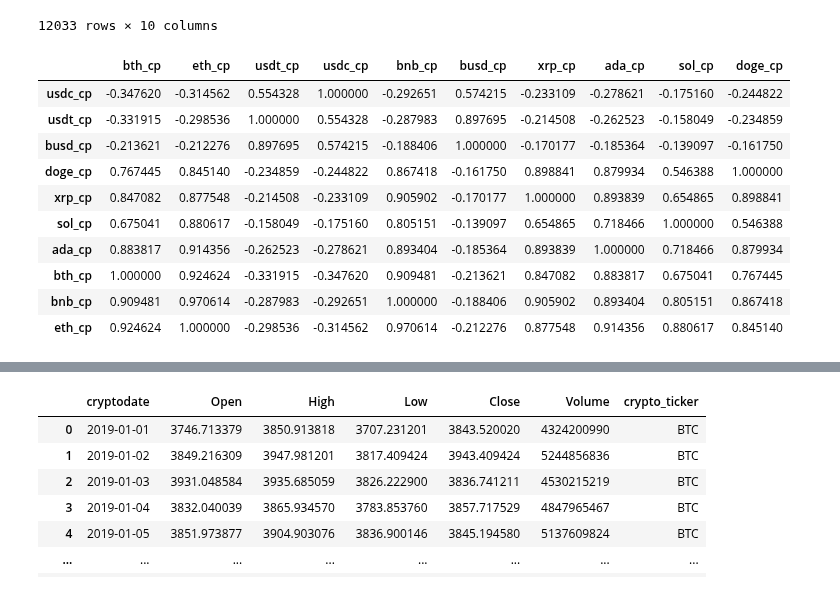
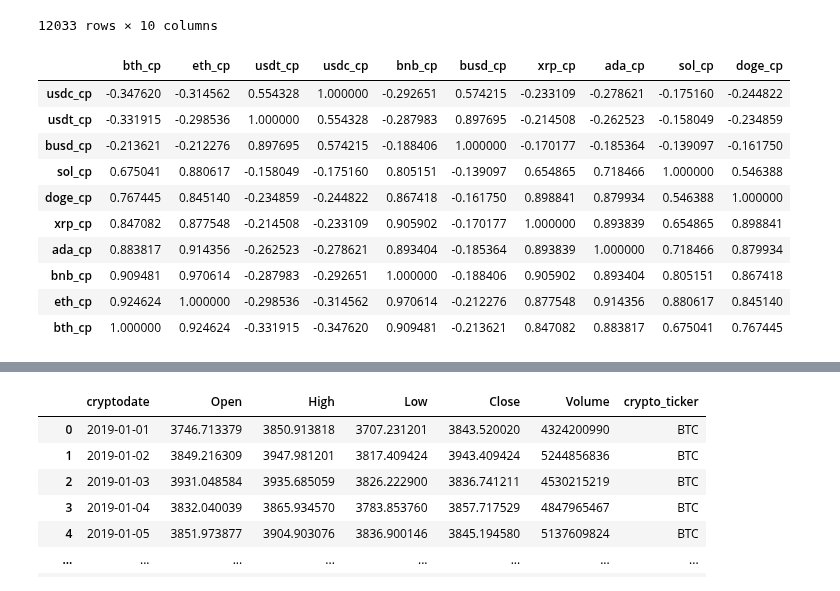
Before and after one commit to abelunbound/com724, a Jupyter notebook: assessment/Com724AE2Backup.ipynb, the cells around one changed output, grey strips where cells are left out. Drawn from its saved outputs; the diff is of its cells as text; code cells hidden in the pictures.

```diff
--- a/assessment/Com724AE2Backup.ipynb
+++ b/assessment/Com724AE2Backup.ipynb
@@ -129,7 +129,7 @@ df
 
 allcrypto_cp = df.drop(columns=['Open', 'High', 'Low', 'Volume', 'Dividends', 'Stock Splits', 'crypto_ticker', 'Close'])
 
-
+allcrypto_cp = allcrypto_cp.drop_duplicates(subset=['cryptodate'])
 
 allcrypto_cp['eth_cp'] = allcrypto_cp.cryptodate.map(ETH_crypto_data.set_index('cryptodate')['Close'].to_dict())
 allcrypto_cp['btc_cp'] = allcrypto_cp.cryptodate.map(BTC_crypto_data.set_index('cryptodate')['Close'].to_dict())
@@ -347,22 +350,22 @@ allcrypto_cp
 # %%
 ### Short tutorial here: https://stackoverflow.com/questions/29432629/plot-correlation-matrix-using-pandas
 
 coin_correlation = cryp_master_cp.corr()
 
-coin_correlation = coin_correlation.sort_values(by=['eth_cp'], ascending=True).style.background_gradient(cmap='BrBG_r')
+coin_correlation = coin_correlation.sort_values(by=['bth_cp'], ascending=True) #.style.background_gradient(cmap='BrBG_r')
 # 'coolwarm' RdBu_r', 'BrBG_r', & PuOr_r are other good diverging colormaps
 
 
 coin_correlation
 # %% [output]
 |  | bth_cp | eth_cp | usdt_cp | usdc_cp | bnb_cp | busd_cp | xrp_cp | ada_cp | sol_cp | doge_cp |
 | usdc_cp | -0.347620 | -0.314562 | 0.554328 | 1.000000 | -0.292651 | 0.574215 | -0.233109 | -0.278621 | -0.175160 | -0.244822 |
 | usdt_cp | -0.331915 | -0.298536 | 1.000000 | 0.554328 | -0.287983 | 0.897695 | -0.214508 | -0.262523 | -0.158049 | -0.234859 |
 | busd_cp | -0.213621 | -0.212276 | 0.897695 | 0.574215 | -0.188406 | 1.000000 | -0.170177 | -0.185364 | -0.139097 | -0.161750 |
+| sol_cp | 0.675041 | 0.880617 | -0.158049 | -0.175160 | 0.805151 | -0.139097 | 0.654865 | 0.718466 | 1.000000 | 0.546388 |
 | doge_cp | 0.767445 | 0.845140 | -0.234859 | -0.244822 | 0.867418 | -0.161750 | 0.898841 | 0.879934 | 0.546388 | 1.000000 |
 | xrp_cp | 0.847082 | 0.877548 | -0.214508 | -0.233109 | 0.905902 | -0.170177 | 1.000000 | 0.893839 | 0.654865 | 0.898841 |
-| sol_cp | 0.675041 | 0.880617 | -0.158049 | -0.175160 | 0.805151 | -0.139097 | 0.654865 | 0.718466 | 1.000000 | 0.546388 |
 | ada_cp | 0.883817 | 0.914356 | -0.262523 | -0.278621 | 0.893404 | -0.185364 | 0.893839 | 1.000000 | 0.718466 | 0.879934 |
-| bth_cp | 1.000000 | 0.924624 | -0.331915 | -0.347620 | 0.909481 | -0.213621 | 0.847082 | 0.883817 | 0.675041 | 0.767445 |
 | bnb_cp | 0.909481 | 0.970614 | -0.287983 | -0.292651 | 1.000000 | -0.188406 | 0.905902 | 0.893404 | 0.805151 | 0.867418 |
 | eth_cp | 0.924624 | 1.000000 | -0.298536 | -0.314562 | 0.970614 | -0.212276 | 0.877548 | 0.914356 | 0.880617 | 0.845140 |
+| bth_cp | 1.000000 | 0.924624 | -0.331915 | -0.347620 | 0.909481 | -0.213621 | 0.847082 | 0.883817 | 0.675041 | 0.767445 |
```
Also changed, not shown: parts of 4 cells of this notebook, 4 other files.
